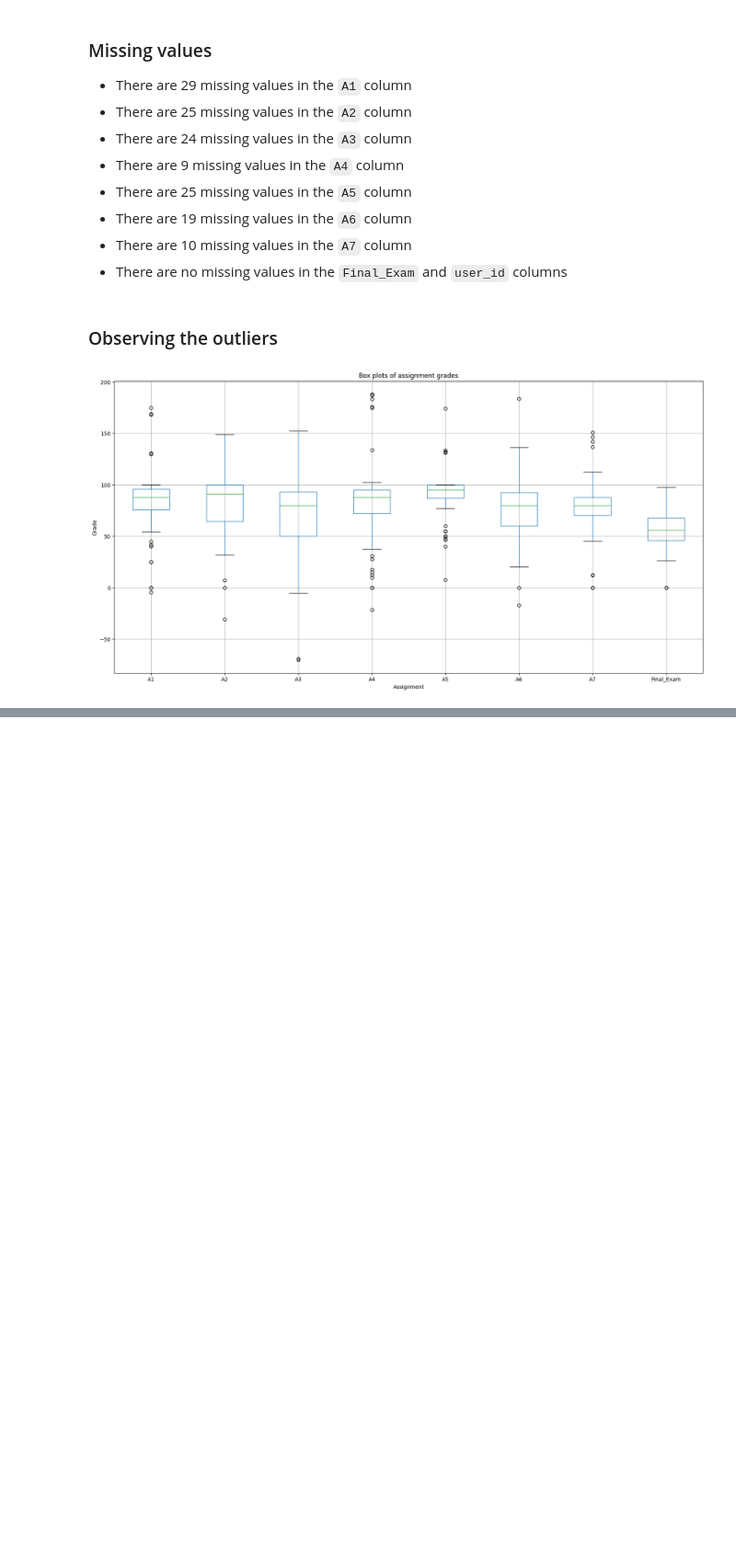
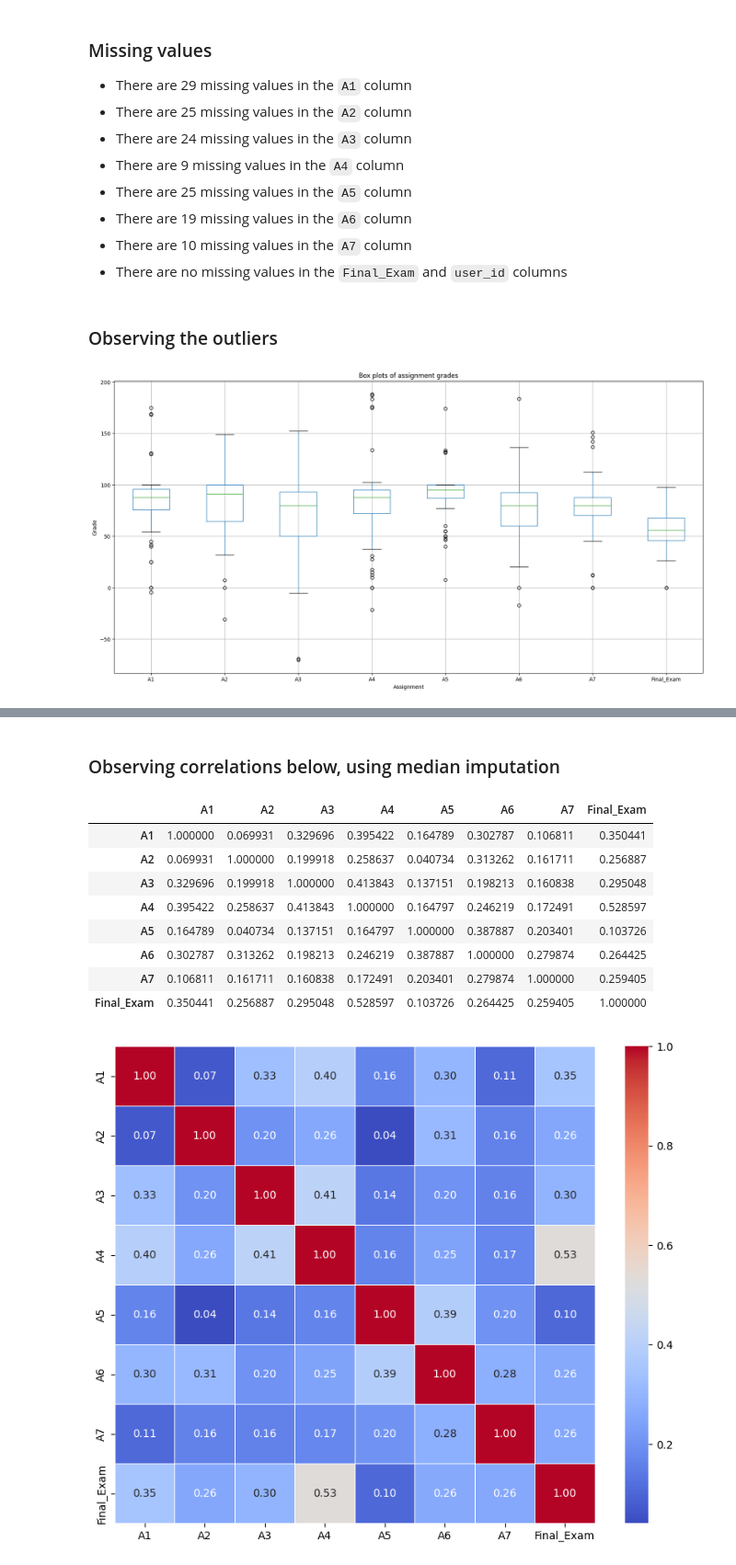
Before and after one commit to atifmmahmud/mahmud_atif_LabTask, a Jupyter notebook: LabTask02/LabTask02.ipynb, the cells around one changed output, grey strips where cells are left out. Shown at 92% size. Drawn from its saved outputs; the diff is of its cells as text; code cells hidden in the pictures; blank space fills up the shorter version.

```diff
--- a/LabTask02/LabTask02.ipynb
+++ b/LabTask02/LabTask02.ipynb
@@ -179,0 +730,20 @@ IndexingError: Unalignable boolean Series provided as indexer (index of the bool
+# %% [markdown]
+### Observing correlations below, using median imputation
+# %%
+assignment_columns = ['A1', 'A2', 'A3', 'A4', 'A5', 'A6', 'A7', 'Final_Exam']
+correlation_matrix_median = df_grades_copy_median[assignment_columns].corr()
+display (correlation_matrix_median)
+plt.figure(figsize=(10,8 ))
+sns.heatmap(correlation_matrix_median, annot=True, cmap='coolwarm', fmt=".2f", linewidths=0.5)
+plt.show()
+# %% [output]
+|  | A1 | A2 | A3 | A4 | A5 | A6 | A7 | Final_Exam |
+| A1 | 1.000000 | 0.069931 | 0.329696 | 0.395422 | 0.164789 | 0.302787 | 0.106811 | 0.350441 |
+| A2 | 0.069931 | 1.000000 | 0.199918 | 0.258637 | 0.040734 | 0.313262 | 0.161711 | 0.256887 |
+| A3 | 0.329696 | 0.199918 | 1.000000 | 0.413843 | 0.137151 | 0.198213 | 0.160838 | 0.295048 |
+| A4 | 0.395422 | 0.258637 | 0.413843 | 1.000000 | 0.164797 | 0.246219 | 0.172491 | 0.528597 |
+| A5 | 0.164789 | 0.040734 | 0.137151 | 0.164797 | 1.000000 | 0.387887 | 0.203401 | 0.103726 |
+| A6 | 0.302787 | 0.313262 | 0.198213 | 0.246219 | 0.387887 | 1.000000 | 0.279874 | 0.264425 |
+| A7 | 0.106811 | 0.161711 | 0.160838 | 0.172491 | 0.203401 | 0.279874 | 1.000000 | 0.259405 |
+| Final_Exam | 0.350441 | 0.256887 | 0.295048 | 0.528597 | 0.103726 | 0.264425 | 0.259405 | 1.000000 |
+[figure, added]
```
Also changed, not shown: parts of 16 cells of this notebook.
